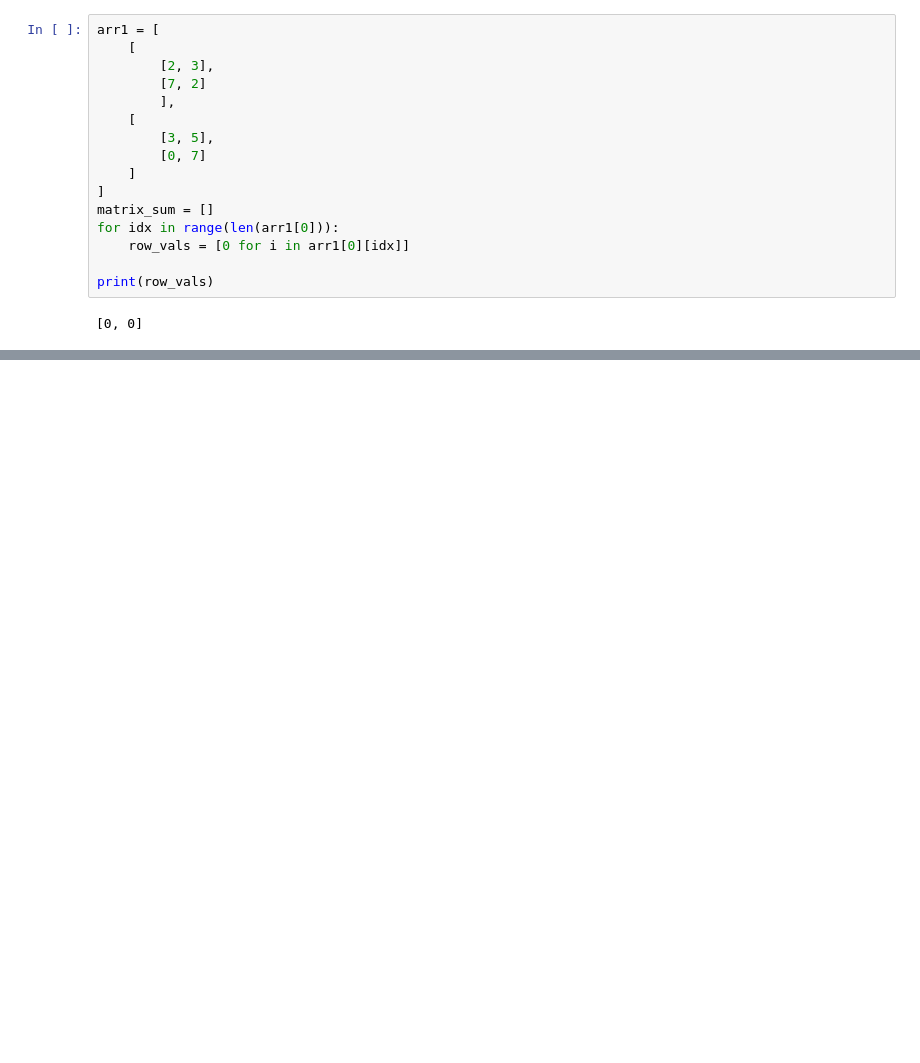
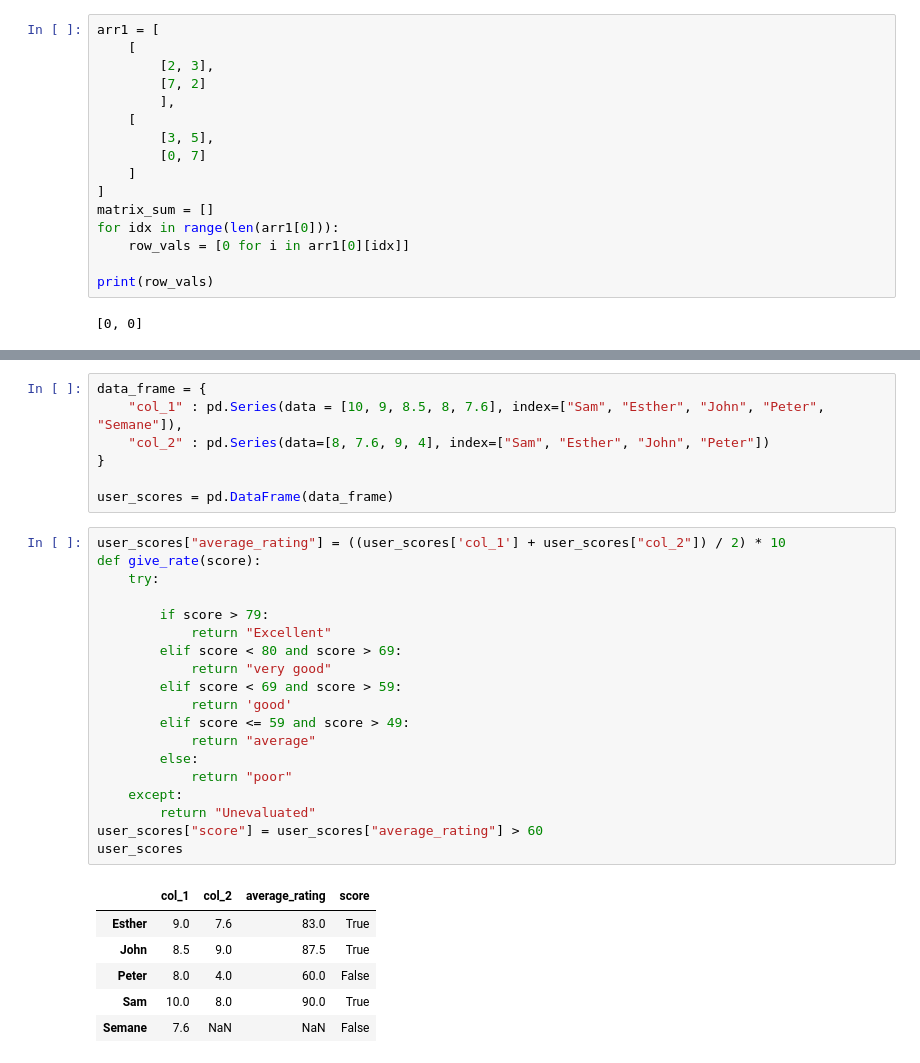
Before and after one commit to samuelatuma1/PythonForRx, a Jupyter notebook: scope_rules.ipynb, the cells around one changed output, grey strips where cells are left out. Drawn from its saved outputs; the diff is of its cells as text; blank space fills up the shorter version.

```diff
--- a/scope_rules.ipynb
+++ b/scope_rules.ipynb
@@ -1146,0 +1332,33 @@ sum_matrix(arr1)
+# %%
+data_frame = {
+    "col_1" : pd.Series(data = [10, 9, 8.5, 8, 7.6], index=["Sam", "Esther", "John", "Peter", "Semane"]),
+    "col_2" : pd.Series(data=[8, 7.6, 9, 4], index=["Sam", "Esther", "John", "Peter"])
+}
+
+user_scores = pd.DataFrame(data_frame)
+# %%
+user_scores["average_rating"] = ((user_scores['col_1'] + user_scores["col_2"]) / 2) * 10
+def give_rate(score):
+    try:
+
+        if score > 79:
+            return "Excellent"
+        elif score < 80 and score > 69:
+            return "very good"
+        elif score < 69 and score > 59:
+            return 'good'
+        elif score <= 59 and score > 49:
+            return "average"
+        else:
+            return "poor"
+    except:
+        return "Unevaluated"
+user_scores["score"] = user_scores["average_rating"] > 60
+user_scores
+# %% [output]
+|  | col_1 | col_2 | average_rating | score |
+| Esther | 9.0 | 7.6 | 83.0 | True |
+| John | 8.5 | 9.0 | 87.5 | True |
+| Peter | 8.0 | 4.0 | 60.0 | False |
+| Sam | 10.0 | 8.0 | 90.0 | True |
+| Semane | 7.6 | NaN | NaN | False |
```
Also changed, not shown: parts of 27 cells of this notebook.
